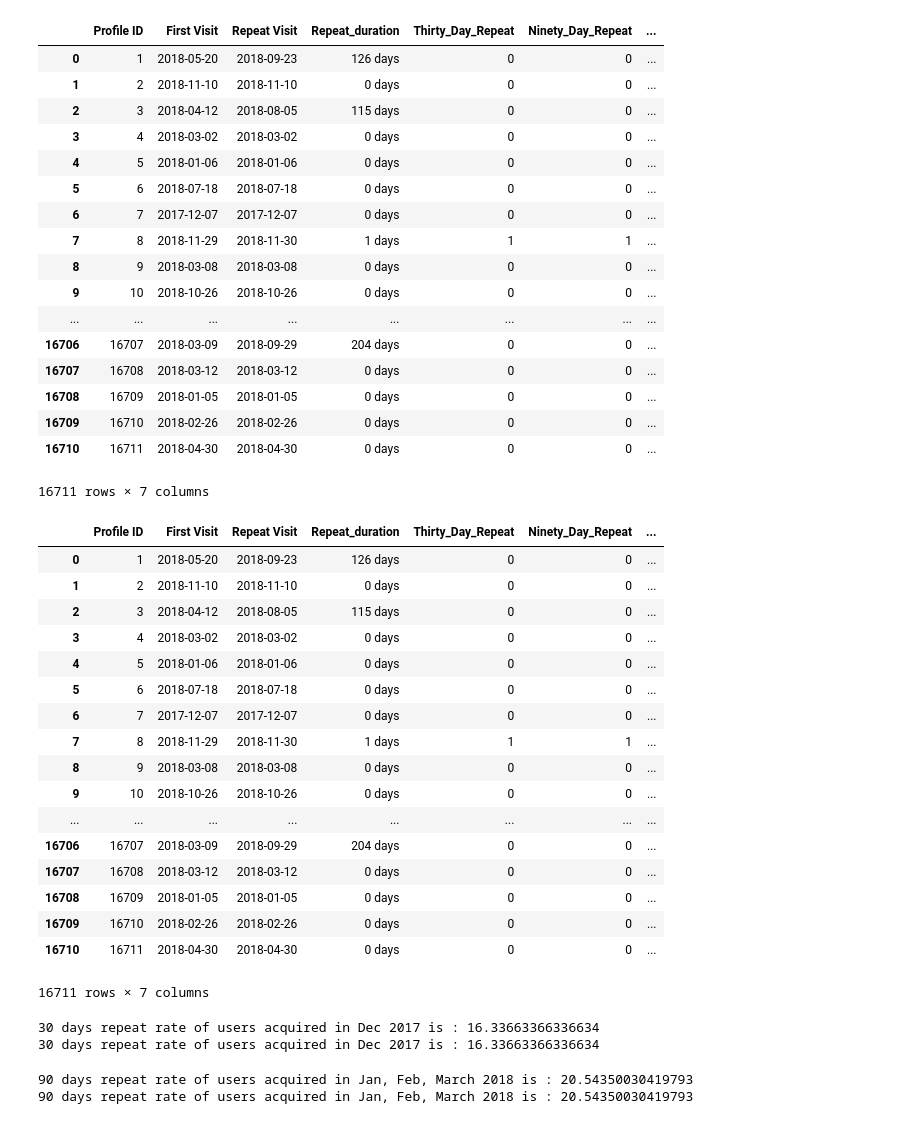
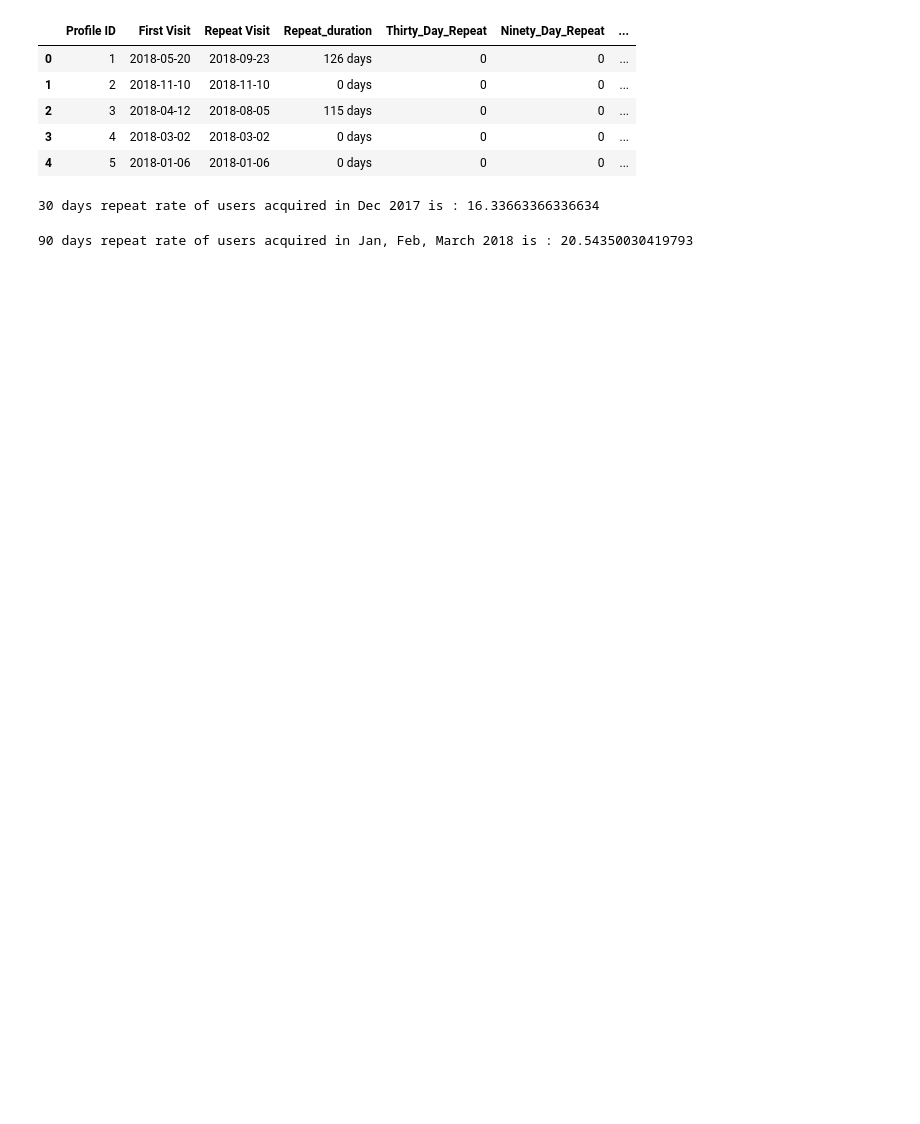
Before and after one commit to raianurag02/RepeatRate, a Jupyter notebook: Urban_clap.ipynb, the cells around one changed output. Cells and saved outputs as stored; diff of their text form; code cells hidden in the pictures; blank space fills up the shorter version.

```diff
--- a/Urban_clap.ipynb
+++ b/Urban_clap.ipynb
@@ -45,2 +31,3 @@ memory usage: 1.4+ MB
 # %%
 dataframe['Date_of_Booking'] = pd.to_datetime(dataframe['Date_of_Booking'])
+dataframe['Date_of_Service_Requested'] = pd.to_datetime(dataframe['Date_of_Service_Requested'])
@@ -260,5 +118,6 @@ df_visit
 # %%
-df_visit["Thirty_Day_Repeat"] = np.where(((df_visit["Repeat_duration"])>"0 days") & ((df_visit["Repeat_duration"])<="30 days"),1,0)
+df_visit["Thirty_Day_Repeat"] = np.where(((df_visit["Repeat_duration"])>"0 days") &
+                                         ((df_visit["Repeat_duration"])<="30 days"),1,0)
 # %%
 df_visit["Ninety_Day_Repeat"] =  np.where(((df_visit["Repeat_duration"])>"0 days") &
                                           ((df_visit["Repeat_duration"])<="90 days"),1,0)
@@ -303,43 +132,13 @@ df_visit
 # %%
 df_visit["Acquired_Month"] = df_visit['First Visit'].dt.year*100 + df_visit['First Visit'].dt.month
-df_visit
+df_visit.head()
 # %% [output]
 |  | Profile ID | First Visit | Repeat Visit | Repeat_duration | Thirty_Day_Repeat | Ninety_Day_Repeat | ... |
 | 0 | 1 | 2018-05-20 | 2018-09-23 | 126 days | 0 | 0 | ... |
 | 1 | 2 | 2018-11-10 | 2018-11-10 | 0 days | 0 | 0 | ... |
 | 2 | 3 | 2018-04-12 | 2018-08-05 | 115 days | 0 | 0 | ... |
 | 3 | 4 | 2018-03-02 | 2018-03-02 | 0 days | 0 | 0 | ... |
 | 4 | 5 | 2018-01-06 | 2018-01-06 | 0 days | 0 | 0 | ... |
-| 5 | 6 | 2018-07-18 | 2018-07-18 | 0 days | 0 | 0 | ... |
-| 6 | 7 | 2017-12-07 | 2017-12-07 | 0 days | 0 | 0 | ... |
-| 7 | 8 | 2018-11-29 | 2018-11-30 | 1 days | 1 | 1 | ... |
-| 8 | 9 | 2018-03-08 | 2018-03-08 | 0 days | 0 | 0 | ... |
-| 9 | 10 | 2018-10-26 | 2018-10-26 | 0 days | 0 | 0 | ... |
-| ... | ... | ... | ... | ... | ... | ... | ... |
-| 16706 | 16707 | 2018-03-09 | 2018-09-29 | 204 days | 0 | 0 | ... |
-| 16707 | 16708 | 2018-03-12 | 2018-03-12 | 0 days | 0 | 0 | ... |
-| 16708 | 16709 | 2018-01-05 | 2018-01-05 | 0 days | 0 | 0 | ... |
-| 16709 | 16710 | 2018-02-26 | 2018-02-26 | 0 days | 0 | 0 | ... |
-| 16710 | 16711 | 2018-04-30 | 2018-04-30 | 0 days | 0 | 0 | ... |
-16711 rows × 7 columns
-|  | Profile ID | First Visit | Repeat Visit | Repeat_duration | Thirty_Day_Repeat | Ninety_Day_Repeat | ... |
-| 0 | 1 | 2018-05-20 | 2018-09-23 | 126 days | 0 | 0 | ... |
-| 1 | 2 | 2018-11-10 | 2018-11-10 | 0 days | 0 | 0 | ... |
-| 2 | 3 | 2018-04-12 | 2018-08-05 | 115 days | 0 | 0 | ... |
-| 3 | 4 | 2018-03-02 | 2018-03-02 | 0 days | 0 | 0 | ... |
-| 4 | 5 | 2018-01-06 | 2018-01-06 | 0 days | 0 | 0 | ... |
-| 5 | 6 | 2018-07-18 | 2018-07-18 | 0 days | 0 | 0 | ... |
-| 6 | 7 | 2017-12-07 | 2017-12-07 | 0 days | 0 | 0 | ... |
-| 7 | 8 | 2018-11-29 | 2018-11-30 | 1 days | 1 | 1 | ... |
-| 8 | 9 | 2018-03-08 | 2018-03-08 | 0 days | 0 | 0 | ... |
-| 9 | 10 | 2018-10-26 | 2018-10-26 | 0 days | 0 | 0 | ... |
-| ... | ... | ... | ... | ... | ... | ... | ... |
-| 16706 | 16707 | 2018-03-09 | 2018-09-29 | 204 days | 0 | 0 | ... |
-| 16707 | 16708 | 2018-03-12 | 2018-03-12 | 0 days | 0 | 0 | ... |
-| 16708 | 16709 | 2018-01-05 | 2018-01-05 | 0 days | 0 | 0 | ... |
-| 16709 | 16710 | 2018-02-26 | 2018-02-26 | 0 days | 0 | 0 | ... |
-| 16710 | 16711 | 2018-04-30 | 2018-04-30 | 0 days | 0 | 0 | ... |
-16711 rows × 7 columns
 # %%
 def Repeat_Rate_Thirty_Days(month):
     total_acquired = df_visit.loc[df_visit.Acquired_Month==month, "Acquired_Month"].count()
@@ -363,10 +162,8 @@ def Repeat_Rate_Ninety_Days(month1,month2,month3):
 print("30 days repeat rate of users acquired in Dec 2017 is :", Repeat_Rate_Thirty_Days(201712))
 # %% [output]
 30 days repeat rate of users acquired in Dec 2017 is : 16.33663366336634
-30 days repeat rate of users acquired in Dec 2017 is : 16.33663366336634
 # %%
 print("90 days repeat rate of users acquired in Jan, Feb, March 2018 is :",
       Repeat_Rate_Ninety_Days(201801,201802,201803))
 # %% [output]
 90 days repeat rate of users acquired in Jan, Feb, March 2018 is : 20.54350030419793
-90 days repeat rate of users acquired in Jan, Feb, March 2018 is : 20.54350030419793
```
Also changed, not shown: parts of 22 cells of this notebook.
